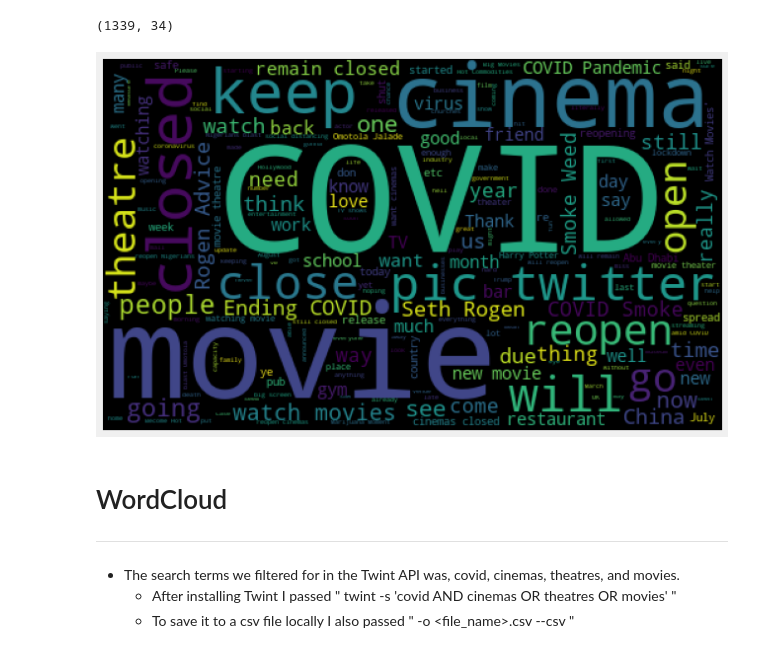
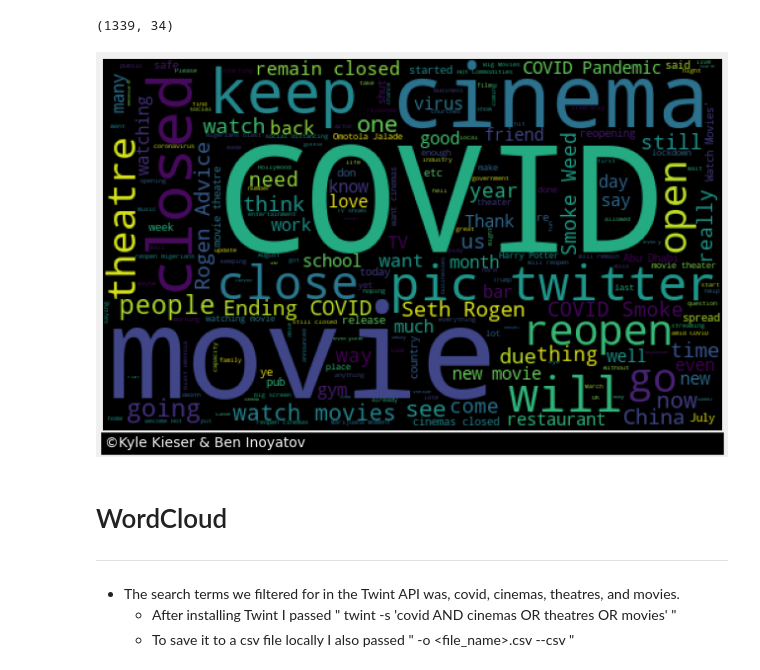
Before and after one commit to Kkies/movie-market-analysis, a Jupyter notebook: WordCloud for COVID-Theatres Twitter Opinion.ipynb, the cells around one changed output. Saved outputs shown, nothing was run; the diff lists cells and outputs as text; code cells hidden in the pictures.

```diff
--- a/WordCloud for COVID-Theatres Twitter Opinion.ipynb
+++ b/WordCloud for COVID-Theatres Twitter Opinion.ipynb
@@ -24,21 +24,24 @@ data.tweet = data.tweet.apply(clean_text)
 # %%
 style.use('fivethirtyeight')
 
 words = ' '.join([tweet for tweet in data.tweet])
 words = words.replace('weed', '').replace('smoke', '')
 # Generating the WordCloud from our list of words
 
 cloud = WordCloud(width=500, height=300, random_state = 30, max_font_size=120).generate(words)
 plt.figure(figsize=(10,10))
 # imshow is good for plotting images
 plt.imshow(cloud)
 
 # lets take off the x and y axis
 plt.axis('off')
+plt.text(x = 1, y = 313,
+    s = '©Kyle Kieser & Ben Inoyatov                                                                                             ',
+         fontsize = 14, color = '#f0f0f0', backgroundcolor = 'black');
 plt.savefig('Word Cloud.png');
 plt.show();
 # %% [output]
-[figure, old version]
+[figure, new version]
 # %% [markdown]
 # WordCloud
 ---
```
Also changed, not shown: 4 other files.
